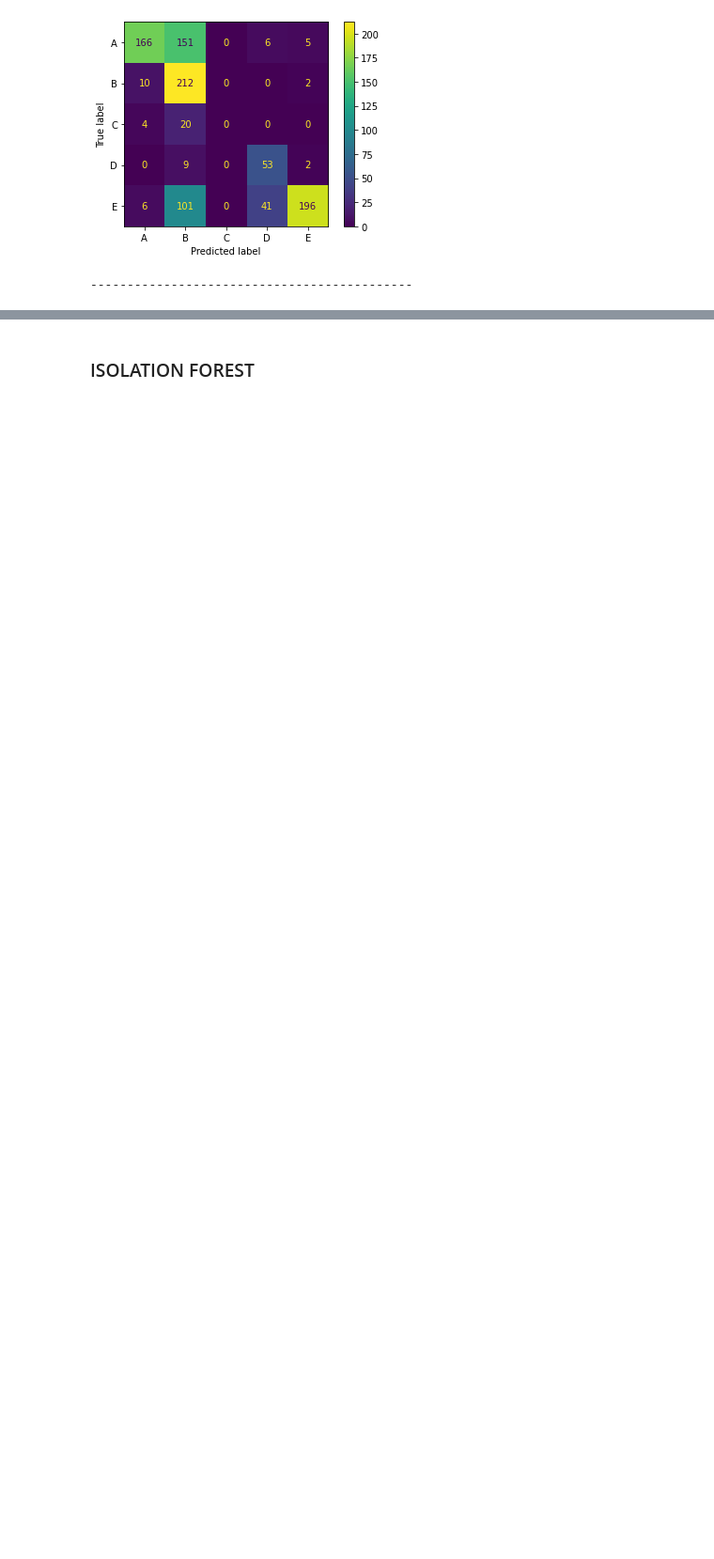
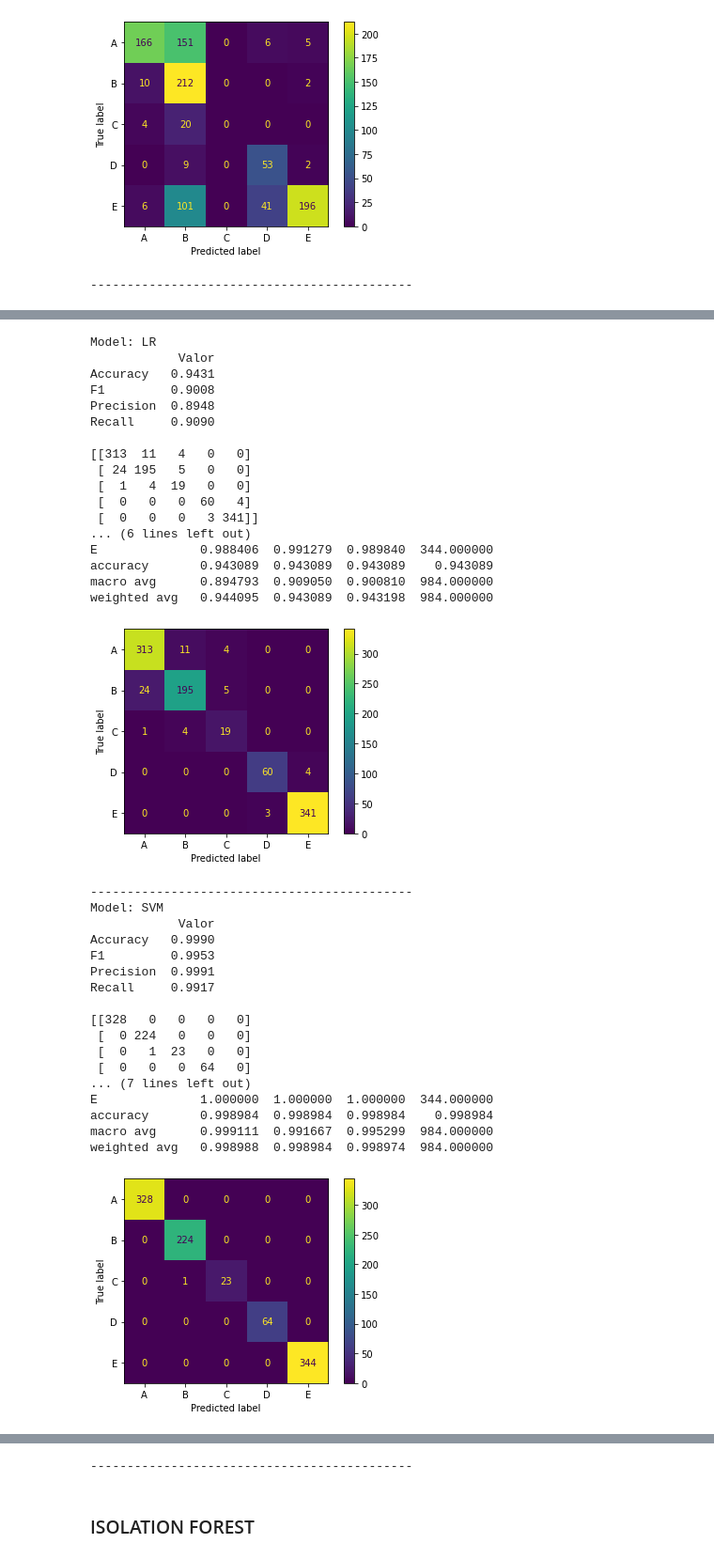
Before and after one commit to pythrick/arquitetura-dados, a Jupyter notebook: jupyter_resultados.ipynb, the cells around one changed output, grey strips where cells are left out. Shown at 94% size. Cells and saved outputs as stored; diff of their text form; code cells hidden in the pictures; blank space fills up the shorter version.

```diff
--- a/jupyter_resultados.ipynb
+++ b/jupyter_resultados.ipynb
@@ -244,0 +217,39 @@ weighted avg   0.764099  0.637195  0.641579  984.000000
+# %%
+engine.plot_results(cor_predict, cor_X_test, cor_y_test)
+# %% [output]
+Model: LR
+            Valor
+Accuracy   0.9431
+F1         0.9008
+Precision  0.8948
+Recall     0.9090
+
+[[313  11   4   0   0]
+ [ 24 195   5   0   0]
+ [  1   4  19   0   0]
+ [  0   0   0  60   4]
+ [  0   0   0   3 341]]
+... (6 lines left out)
+E              0.988406  0.991279  0.989840  344.000000
+accuracy       0.943089  0.943089  0.943089    0.943089
+macro avg      0.894793  0.909050  0.900810  984.000000
+weighted avg   0.944095  0.943089  0.943198  984.000000
+[figure, added]
+--------------------------------------------
+Model: SVM
+            Valor
+Accuracy   0.9990
+F1         0.9953
+Precision  0.9991
+Recall     0.9917
+
+[[328   0   0   0   0]
+ [  0 224   0   0   0]
+ [  0   1  23   0   0]
+ [  0   0   0  64   0]
+... (7 lines left out)
+E              1.000000  1.000000  1.000000  344.000000
+accuracy       0.998984  0.998984  0.998984    0.998984
+macro avg      0.999111  0.991667  0.995299  984.000000
+weighted avg   0.998988  0.998984  0.998974  984.000000
+[figure, added]
@@ -245,3 +292,4 @@ weighted avg   0.764099  0.637195  0.641579  984.000000
+--------------------------------------------
 # %% [markdown]
 ### ISOLATION FOREST
 # %%
```
Also changed, not shown: parts of 12 cells of this notebook, 20 other files.
